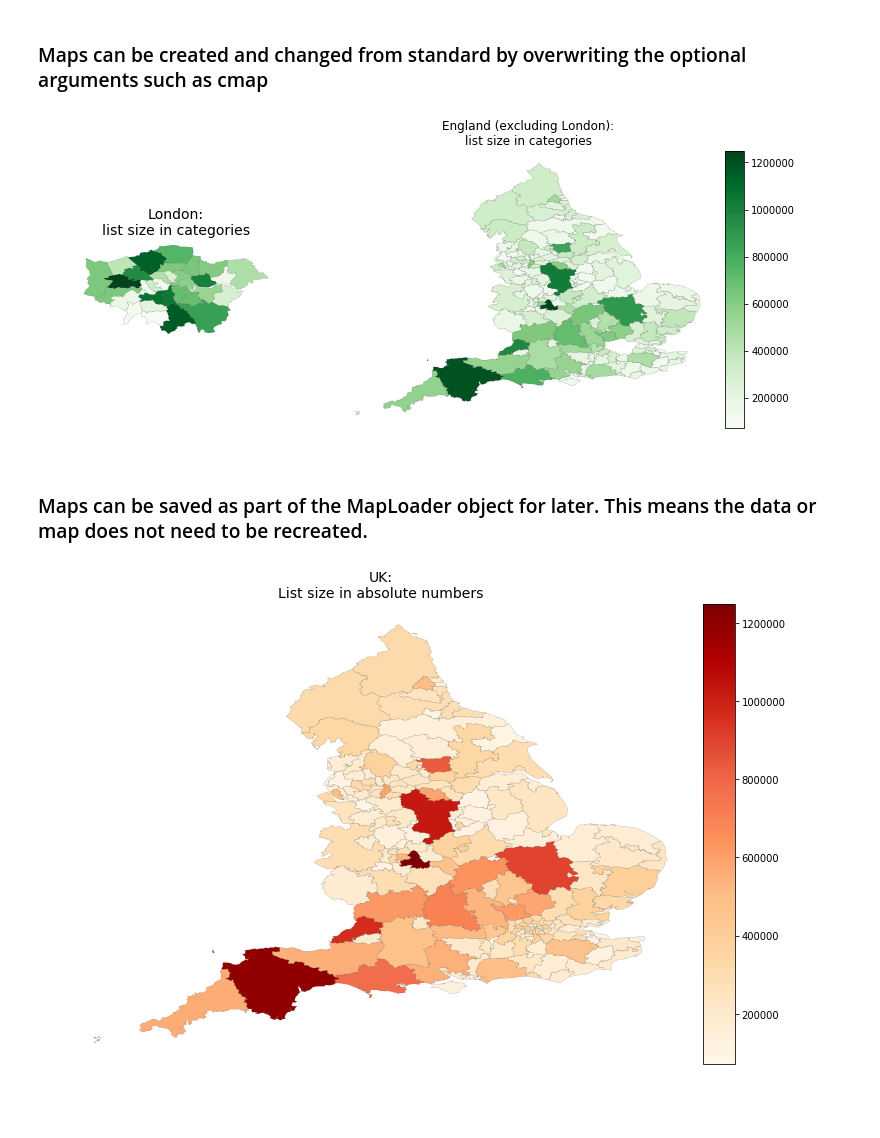
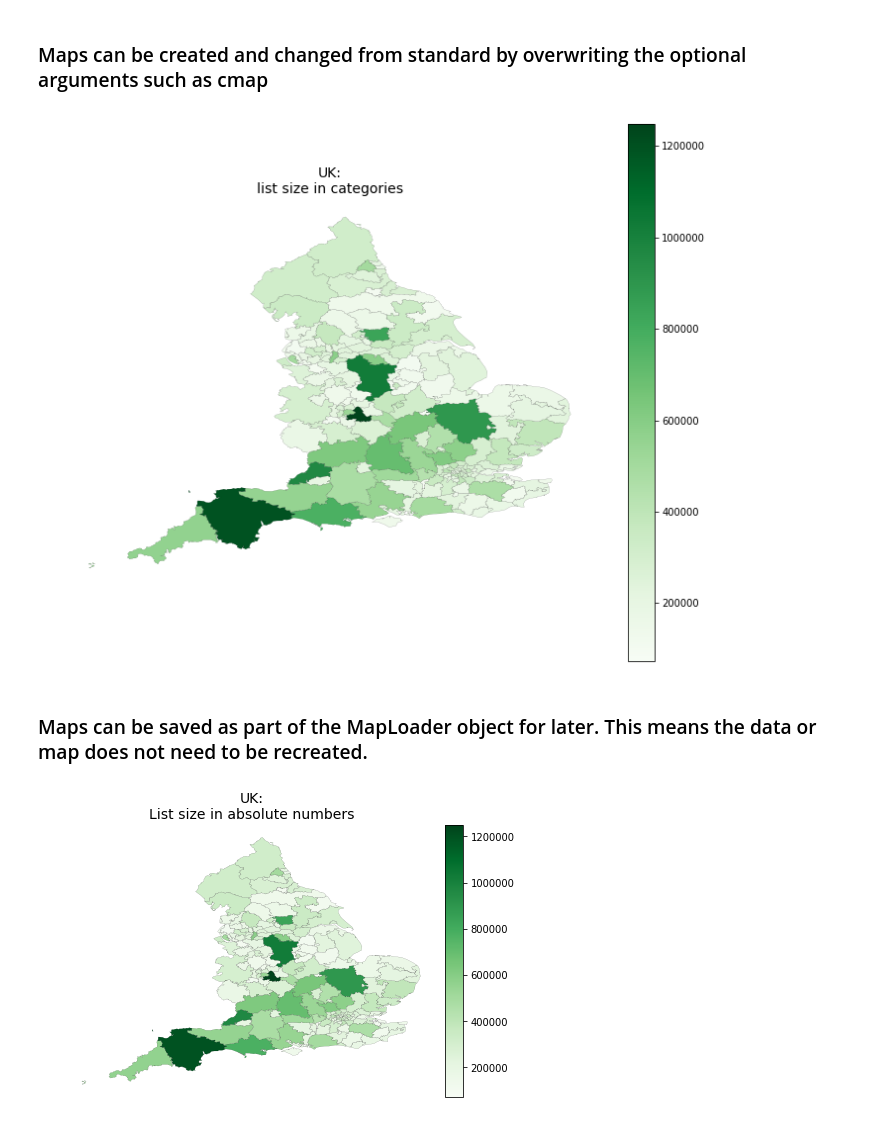
Before and after one commit to ebmdatalab/datalab-pandas, a Jupyter notebook: examples/example_maps.ipynb, the cells around one changed output. Saved outputs shown, nothing was run; the diff lists cells and outputs as text; code cells hidden in the pictures.

```diff
--- a/examples/example_maps.ipynb
+++ b/examples/example_maps.ipynb
@@ -96,12 +100,12 @@ plot
 # %% [markdown]
 ### Maps can be created and changed from standard by overwriting the optional arguments such as cmap
 # %%
-test.create_map(plot_value="total_list_size", title='list size in categories', fit_legend=True, cmap="Greens")
+test.create_map(plot_value="total_list_size", title='list size in categories', fit_legend=False, cmap='Greens', legend=True)
 # %% [output]
-[figure, old version]
+[figure, new version]
 # %% [markdown]
 ### Maps can be saved as part of the MapLoader object for later. This means the data or map does not need to be recreated.
 # %%
-test.create_map(plot_value="total_list_size", title="List size in absolute numbers", description="List size May 2014", fit_legend=True, save="True", london_separate=False)
+test.create_map(plot_value="total_list_size", title="List size in absolute numbers", description="List size May 2014", fit_legend=True, size=(10,5), cmap="Greens")
 # %% [output]
-[figure, old version]
+[figure, new version]
```
Also changed, not shown: parts of 3 cells of this notebook, 1 other file.
